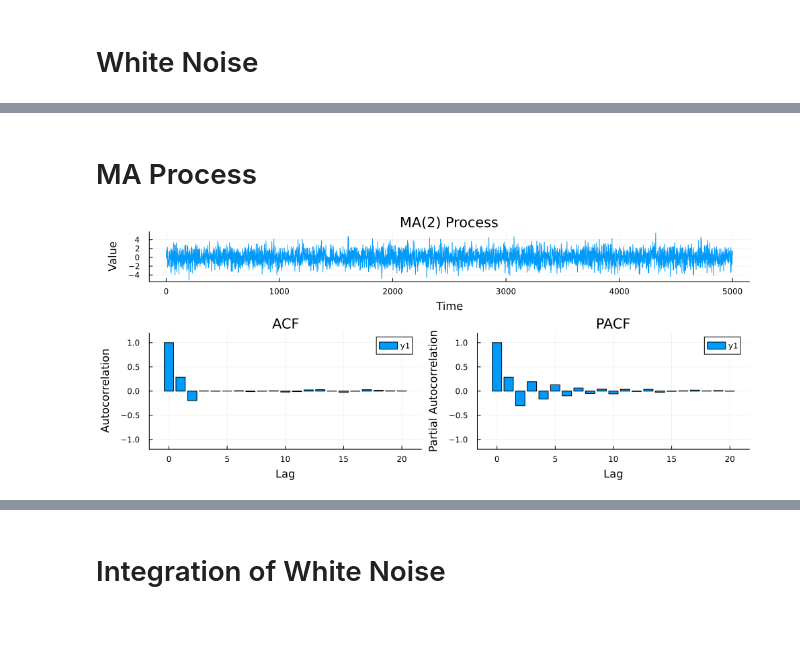
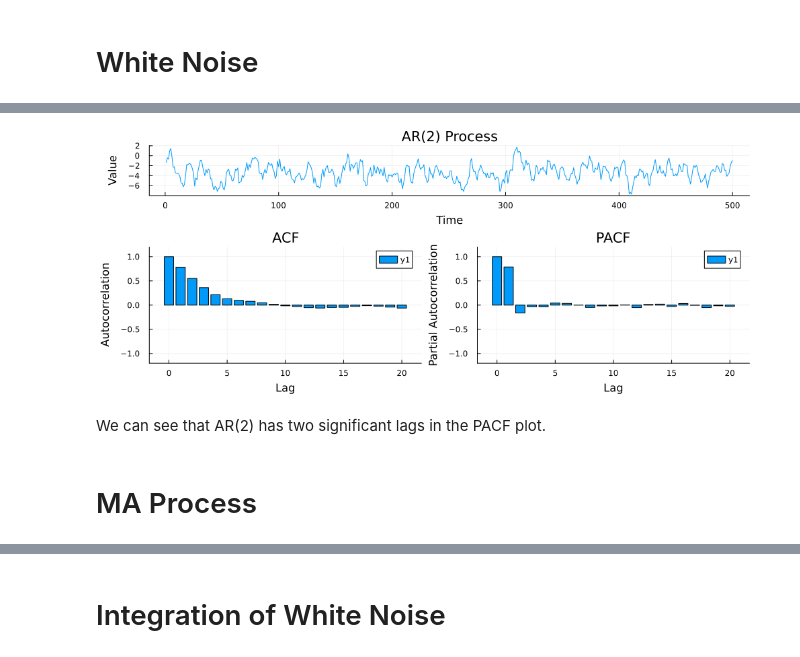
Before and after one commit to YannickGibson/TimeSeriesKit.jl, a Jupyter notebook: examples/acf_pacf.ipynb, the cells around one changed output, grey strips where cells are left out. Saved outputs shown, nothing was run; the diff lists cells and outputs as text; code cells hidden in the pictures; blank space fills up the shorter version.

```diff
--- a/examples/acf_pacf.ipynb
+++ b/examples/acf_pacf.ipynb
@@ -16,30 +21,14 @@ plot_acf_pacf(ts)
 # %%
-# Model AR(1)
-# data = zeros(5000)
-# c = 10
-# data[1] = c
-# for t in 2:5000
-#     data[t] = c - 0.85 * data[t-1] + randn()
-# end
+# AR(2) process: φ1 = 0.9, φ2 = -0.2, constant = -2.0 → X_t = -1.0 + 0.9*X_{t-1} - 0.2*X_{t-2} + ε_t
+# Characteristic polynomial: 1 - 0.9*z + 0.2*z^2
+# Roots: z1 = 2.5, z2 = 2.0 (both > 1)
+# ⇒ process is stationary
 
-# ts = TimeSeries(data)
-
-ts = ARProcess(5000, phi=0.85, constant=10.0)
-
+ts = ARProcess(500, phi=[0.9, -0.2], constant=-1.0)
 plot_acf_pacf(ts)
+# %% [output]
+[figure, added]
+# %% [markdown]
+We can see that AR(2) has two significant lags in the PACF plot.
 # %% [markdown]
 # MA Process
-# %%
-# Generate MA(2) data
-errs = randn(5000)
-data = zeros(5000)
-mean = 0
-data[2] = mean + errs[2]
-for t in 3:5000
-    data[t] = mean + errs[t] + 0.9 * errs[t-1] - 0.4 * errs[t-2]
-end
-ts = TimeSeries(data; name="MA(2) Process")
-
-plot_acf_pacf(ts)
-# %% [output]
-[figure, removed]
```
Also changed, not shown: parts of 6 cells of this notebook, 8 other files.
